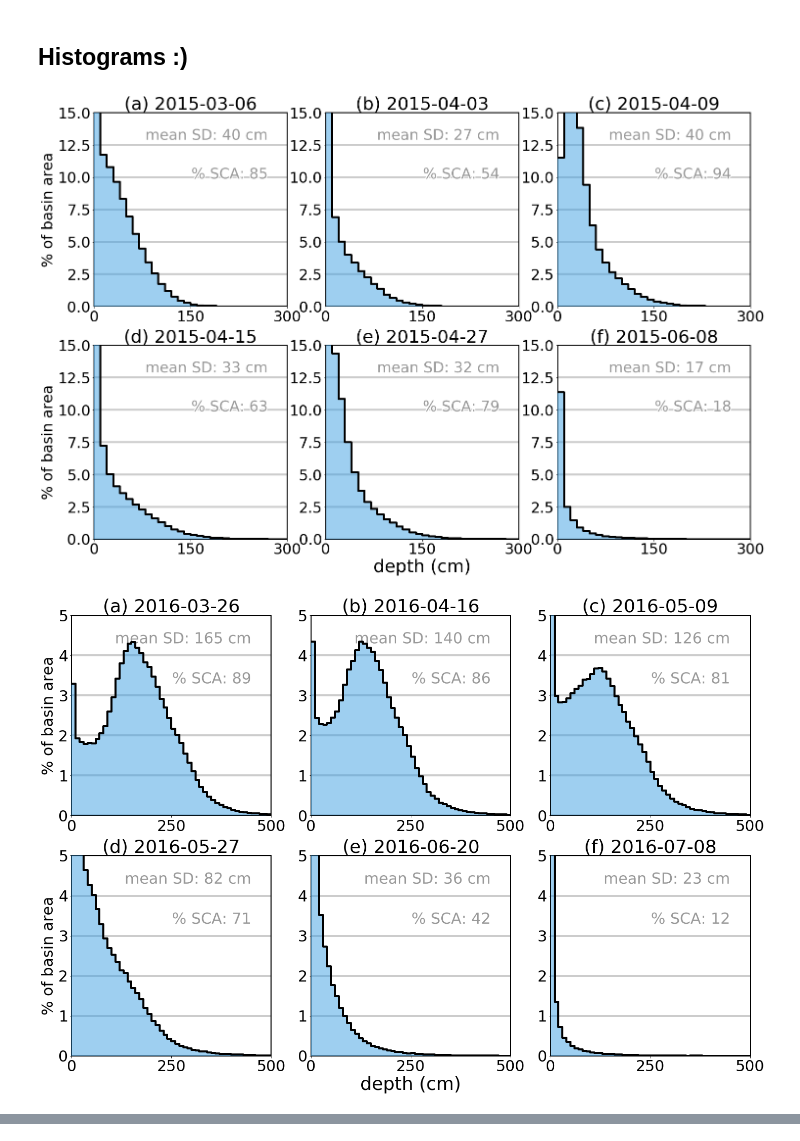
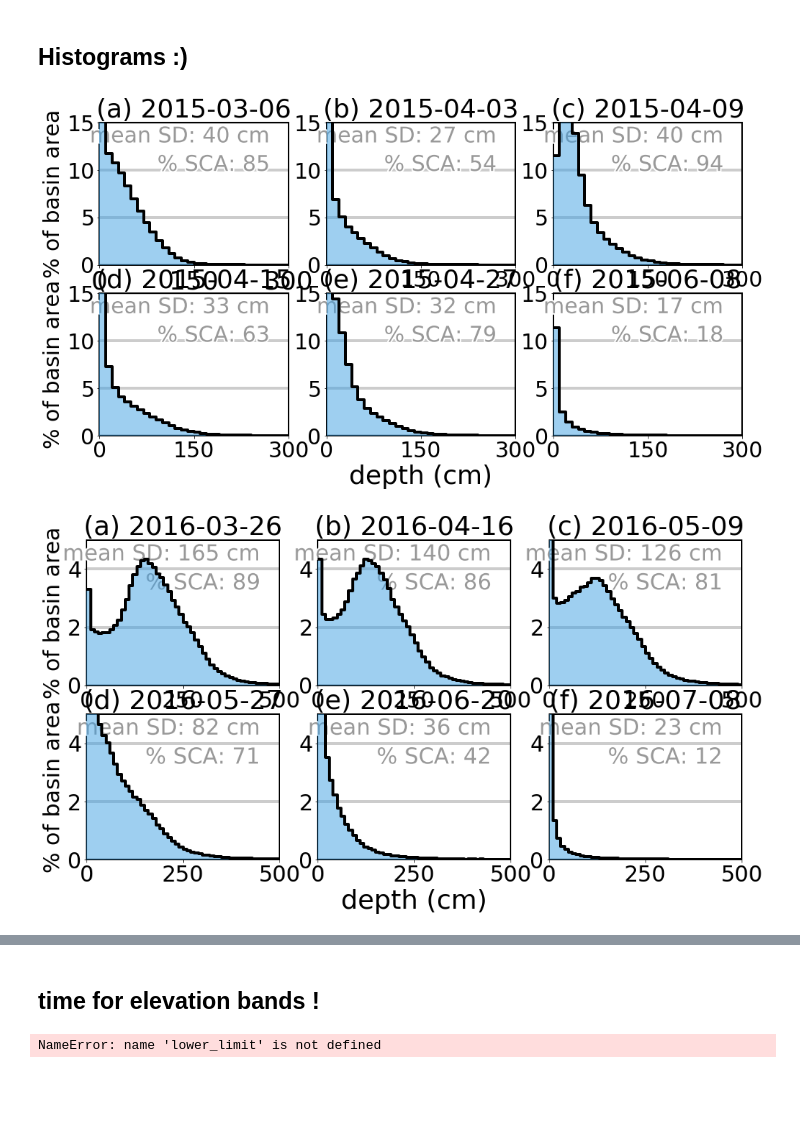
Before and after one commit to meganmason/jlabs, a Jupyter notebook: 50m_ascii/Tuolumne_depth.ipynb, the cells around one changed output, grey strips where cells are left out. Cells and saved outputs as stored; diff of their text form; code cells hidden in the pictures; blank space fills up the shorter version.

Commit message:
adding elevation bands analysis. Nothing good yet....

```diff
--- a/50m_ascii/Tuolumne_depth.ipynb
+++ b/50m_ascii/Tuolumne_depth.ipynb
@@ -36,14 +36,14 @@ depth_50m_years = list(range(2013,2018))
 # %%
 # # #BSU
-# base_path = '/Users/meganmason491/Documents/research/sierra/data/50m_analysis/'
+base_path = '/Users/meganmason491/Documents/research/sierra/data/50m_analysis/'
 
-# # mask and DEM
-# mask_50m_path = base_path + 'tuolx_hetchy_mask_50m.asc'
-# dem_50m_path = base_path + 'tuolx_dem_50m.asc'
+# mask and DEM
+mask_50m_path = base_path + 'tuolx_hetchy_mask_50m.asc'
+dem_50m_path = base_path + 'tuolx_dem_50m.asc'
 
-# # ASO snow depth surfaces
-# depth_50m_path = base_path + 'asc/*.asc'
-# depth_50m_years = list(range(2013,2018))
+# ASO snow depth surfaces
+depth_50m_path = base_path + 'asc/*.asc'
+depth_50m_years = list(range(2013,2018))
 # %% [markdown]
 ### extract flight dates from filenames
 # %%
@@ -394,7 +392,8 @@ title_letter = 'abcdef'
 
 for year in dates_to_plot_dict: #('15,'16,'17)
 
-    plt.figure(figsize = (24, 16))
+#     plt.figure(figsize = (24, 16))
+    plt.figure(figsize = (16, 8))
     i_plot = 1
 
     for year_date in dates_to_plot_dict[year]:
@@ -430,32 +429,32 @@ for year in dates_to_plot_dict: #('15,'16,'17)
         plt.rc('ytick', labelsize = fs_axes+4)
 
         plt.grid(axis='y', color=(0.8, 0.8, 0.8), which='major', linestyle='-', linewidth=4)
 
         plt.xlim([0, max_depth[year]])
         plt.ylim([0, max_y[year]])
 
         ax.spines['top'].set_linewidth(2.0)
         ax.spines['bottom'].set_linewidth(2.0)
         ax.spines['left'].set_linewidth(2.0)
         ax.spines['right'].set_linewidth(2.0)
 
         sca_percent = depth_hist_aux[year_date_dt].values.sum() / mask_50m[mask_50m == 1].size * 100
         sca_text = plt.annotate('% SCA: ' + str(int(sca_percent)),
                                 xy = (0.9*max_depth[year], 0.66*max_y[year]),
                                 fontsize = fs_labels+4, color = (0.6, 0.6, 0.6), alpha = 1, rotation = 0,
                                 horizontalalignment = 'right')
         sca_text.set_path_effects([PathEffects.withStroke(linewidth=4, foreground='w')])
 
         mean_text = plt.annotate('mean SD: ' + str(int(df['meanSD (m)'].loc[year_date_dt] *100)) + ' cm',
                                 xy = (0.9*max_depth[year], 0.86*max_y[year]),
                                 fontsize = fs_labels+4, color = (0.6, 0.6, 0.6), alpha = 1, rotation = 0,
                                 horizontalalignment = 'right')
         mean_text.set_path_effects([PathEffects.withStroke(linewidth=4, foreground='w')])
 
 
         i_plot +=1
 
 #     plt.savefig('/home/meganmason/Documents/projects/thesis/figures/working/50m_depth/hist_sca_depth_{}.png'.format(year), dpi=150)
 # %% [output]
-[figure, old version]
+[figure, new version]
-[figure, old version]
+[figure, new version]
@@ -462,0 +462,2 @@ for year in dates_to_plot_dict: #('15,'16,'17)
+# %% [markdown]
+## time for elevation bands !
@@ -462,0 +557,23 @@ for year in dates_to_plot_dict: #('15,'16,'17)
+# %%
+
+depth_array = np.loadtxt(flist[0], skiprows=6) * 100
+elev_array  = dem_50m
+mask_array  = mask_50m
+
+lower_limits = list(range(1500,4000,250))
+upper_limits = list(range(1750,4250,250))
+
+depth_tuolumne_250m_bads = {lower_limit:[] for lower_limit in lower_limits}
+# print(depth_tuolumne_250m_bads)
+depth_aux = depth_array[(elev_array >= lower_limit) &  (elev_array < upper_limit)]
+elev_aux =  elev_array[(elev_array >= lower_limit) &  (elev_array < upper_limit)]
+print(depth_aux)
+print(elev_aux)
+# depth_aux = depth_array[mask_array == 1]
+# elev_aux = elev_array[mask_array == 1]
+
+# # Step 2: select elev. band
+# depth_aux = depth_aux[(elev_aux >= lower_elev) &  (elev_aux < upper_elev)]
+# elev_aux = elev_aux[(elev_aux >= lower_elev) &  (elev_aux < upper_elev)]
+# %% [output]
+NameError: name 'lower_limit' is not defined
```
Also changed, not shown: parts of 6 cells of this notebook.
